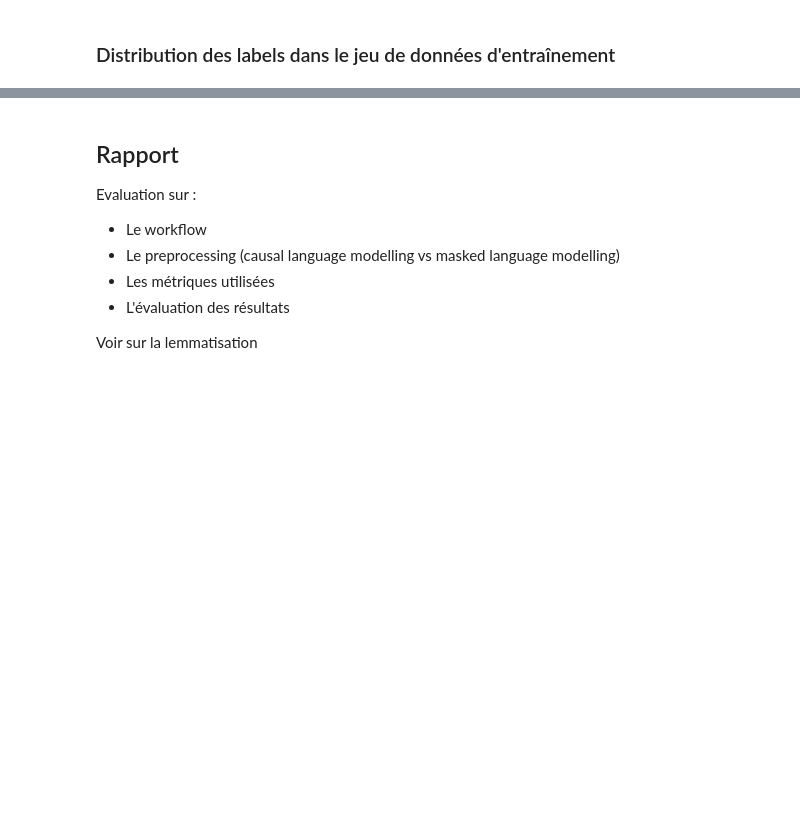
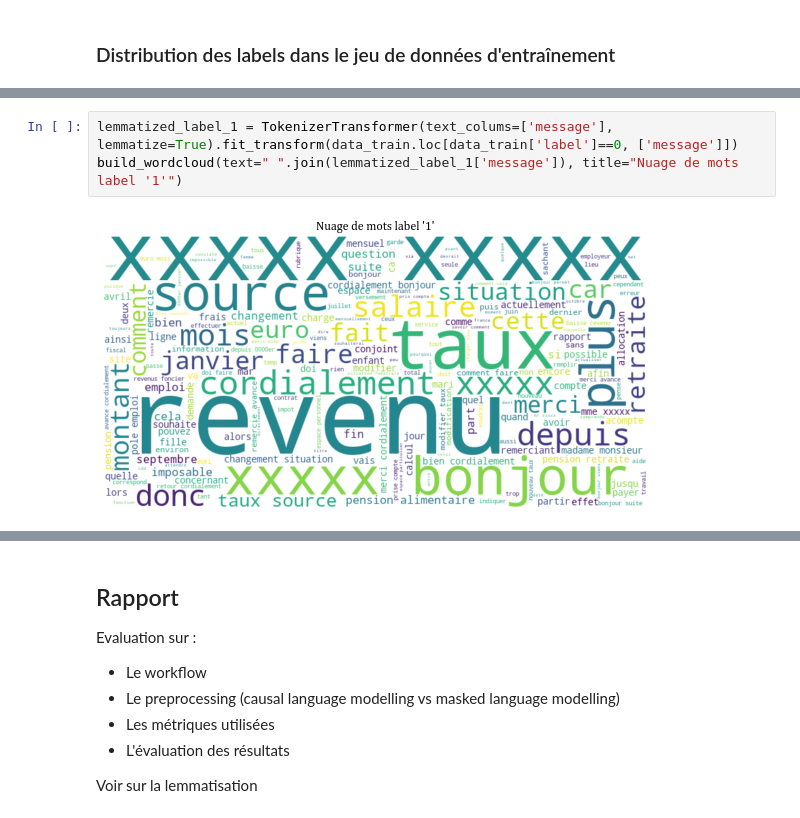
Before and after one commit to qbolliet/text-classification, a Jupyter notebook: notebook/0 - Text classification.ipynb, the cells around one changed output, grey strips where cells are left out. Saved outputs shown, nothing was run; the diff lists cells and outputs as text; blank space fills up the shorter version.

```diff
--- a/notebook/0 - Text classification.ipynb
+++ b/notebook/0 - Text classification.ipynb
@@ -63,0 +106,5 @@ data_test.head()
+# %%
+lemmatized_label_1 = TokenizerTransformer(text_colums=['message'], lemmatize=True).fit_transform(data_train.loc[data_train['label']==0, ['message']])
+build_wordcloud(text=" ".join(lemmatized_label_1['message']), title="Nuage de mots label '1'")
+# %% [output]
+[figure, added]
```
Also changed, not shown: parts of 30 cells of this notebook.
